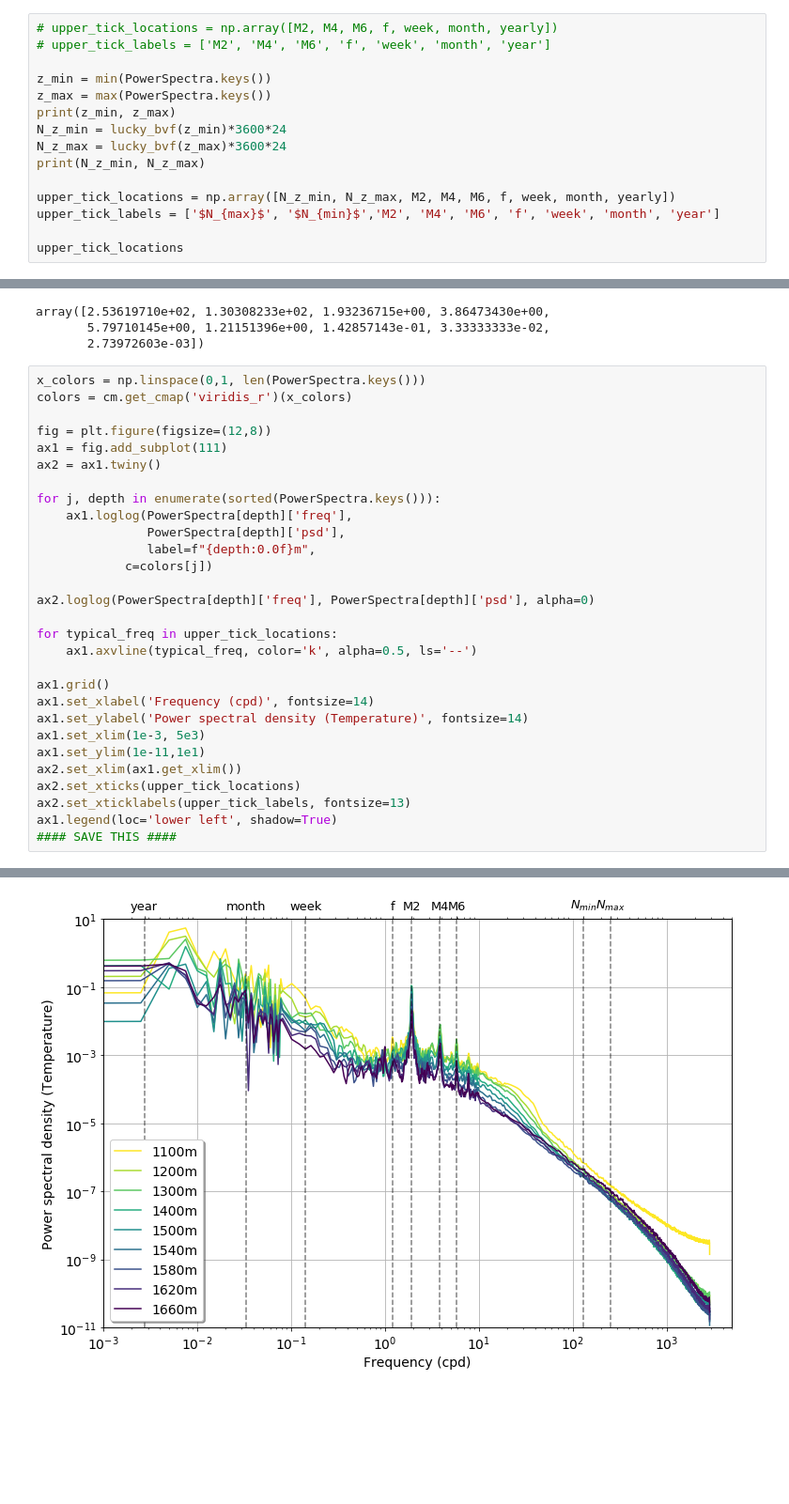
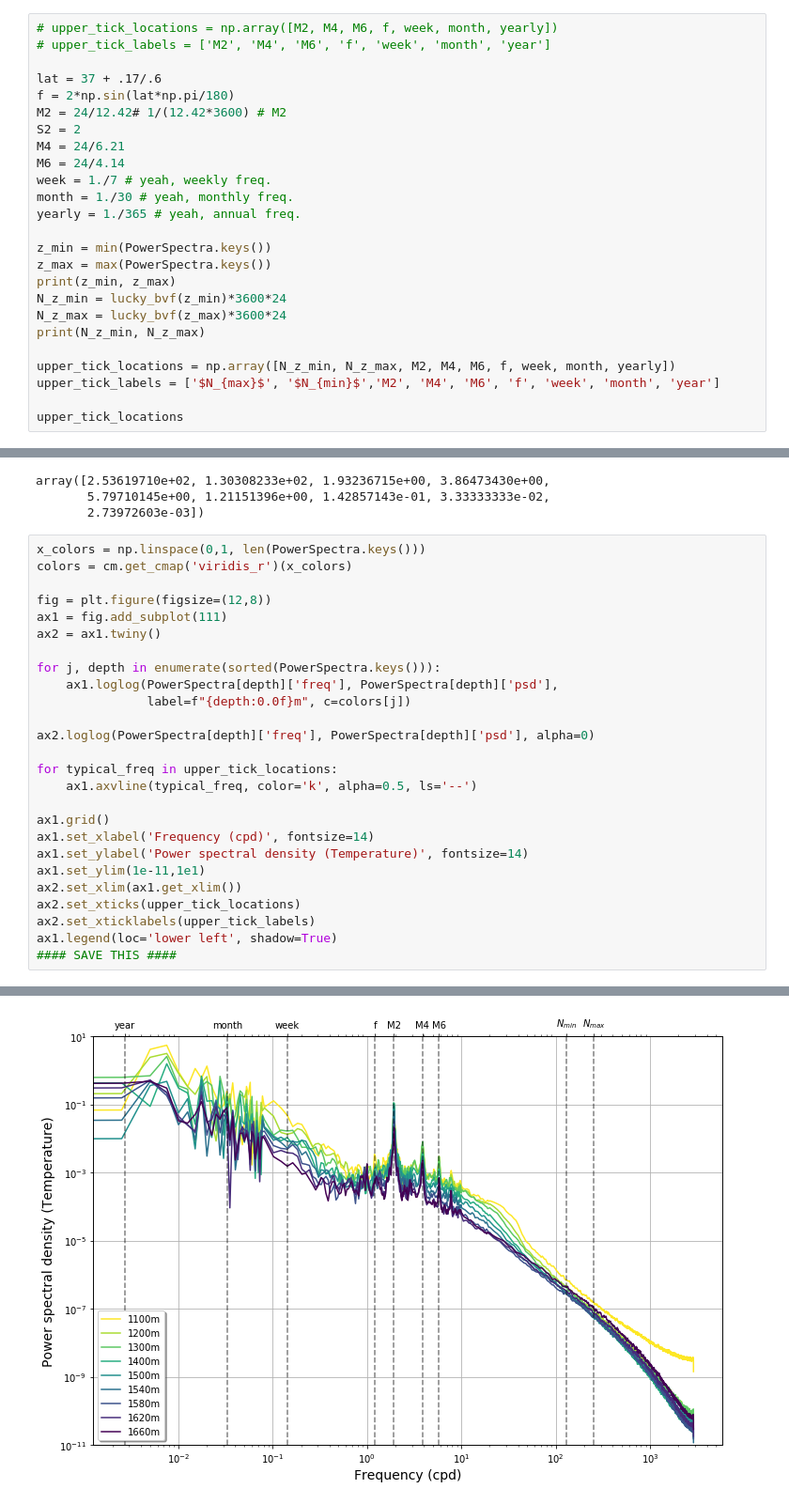
Before and after one commit to cpierard/momar_data_analysis, a Jupyter notebook: 12.PSD_plots_clean.ipynb, the cells around one changed output, grey strips where cells are left out. Shown at 94% size. Saved outputs shown, nothing was run; the diff lists cells and outputs as text; blank space fills up the shorter version.

```diff
--- a/12.PSD_plots_clean.ipynb
+++ b/12.PSD_plots_clean.ipynb
@@ -45,6 +45,16 @@ with open('../support_data/PowerSpectra/psd_rbr_2013', 'rb') as f:
 # %%
 # upper_tick_locations = np.array([M2, M4, M6, f, week, month, yearly])
 # upper_tick_labels = ['M2', 'M4', 'M6', 'f', 'week', 'month', 'year']
+
+lat = 37 + .17/.6
+f = 2*np.sin(lat*np.pi/180)
+M2 = 24/12.42# 1/(12.42*3600) # M2
+S2 = 2
+M4 = 24/6.21
+M6 = 24/4.14
+week = 1./7 # yeah, weekly freq.
+month = 1./30 # yeah, monthly freq.
+yearly = 1./365 # yeah, annual freq.
 
 z_min = min(PowerSpectra.keys())
 z_max = max(PowerSpectra.keys())
@@ -66,32 +76,29 @@ array([2.53619710e+02, 1.30308233e+02, 1.93236715e+00, 3.86473430e+00,
 # %%
 x_colors = np.linspace(0,1, len(PowerSpectra.keys()))
 colors = cm.get_cmap('viridis_r')(x_colors)
 
 fig = plt.figure(figsize=(12,8))
 ax1 = fig.add_subplot(111)
 ax2 = ax1.twiny()
 
 for j, depth in enumerate(sorted(PowerSpectra.keys())):
-    ax1.loglog(PowerSpectra[depth]['freq'],
-               PowerSpectra[depth]['psd'],
-               label=f"{depth:0.0f}m",
-            c=colors[j])
+    ax1.loglog(PowerSpectra[depth]['freq'], PowerSpectra[depth]['psd'],
+               label=f"{depth:0.0f}m", c=colors[j])
 
 ax2.loglog(PowerSpectra[depth]['freq'], PowerSpectra[depth]['psd'], alpha=0)
 
 for typical_freq in upper_tick_locations:
     ax1.axvline(typical_freq, color='k', alpha=0.5, ls='--')
 
 ax1.grid()
 ax1.set_xlabel('Frequency (cpd)', fontsize=14)
 ax1.set_ylabel('Power spectral density (Temperature)', fontsize=14)
-ax1.set_xlim(1e-3, 5e3)
 ax1.set_ylim(1e-11,1e1)
 ax2.set_xlim(ax1.get_xlim())
 ax2.set_xticks(upper_tick_locations)
-ax2.set_xticklabels(upper_tick_labels, fontsize=13)
+ax2.set_xticklabels(upper_tick_labels)
 ax1.legend(loc='lower left', shadow=True)
 #### SAVE THIS ####
 # %% [output]
 <matplotlib.legend.Legend at 0x...>
-[figure, old version]
+[figure, new version]
```
Also changed, not shown: parts of 11 cells of this notebook, 2 other files.
